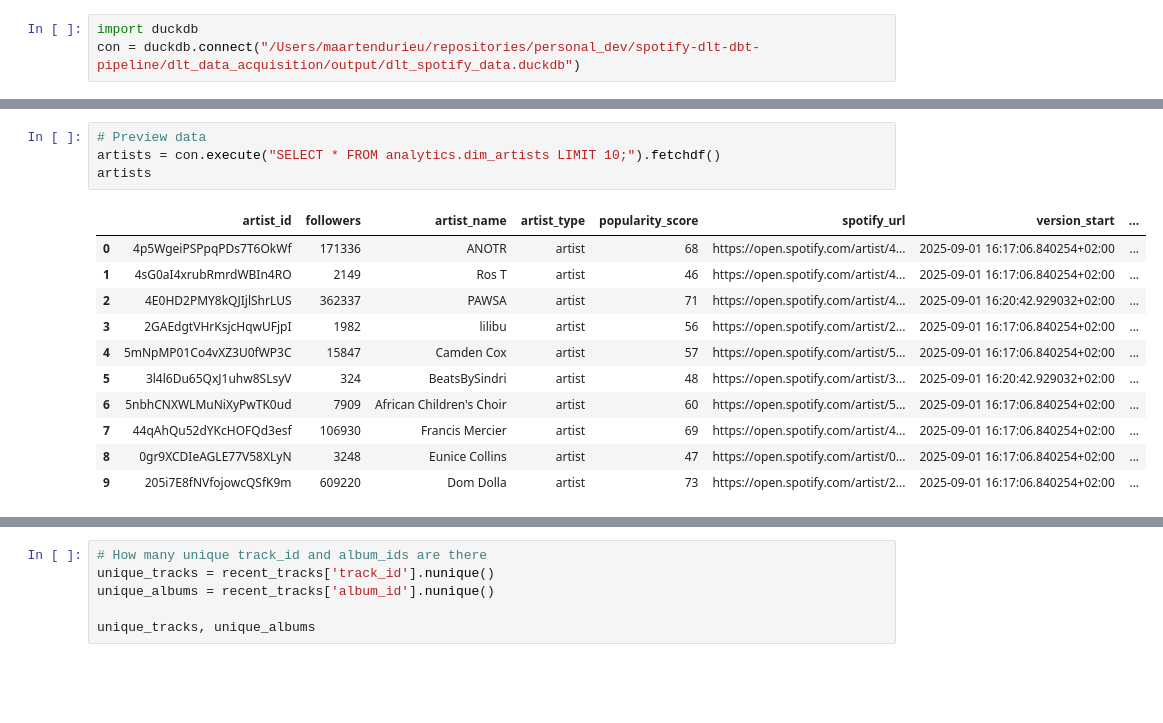
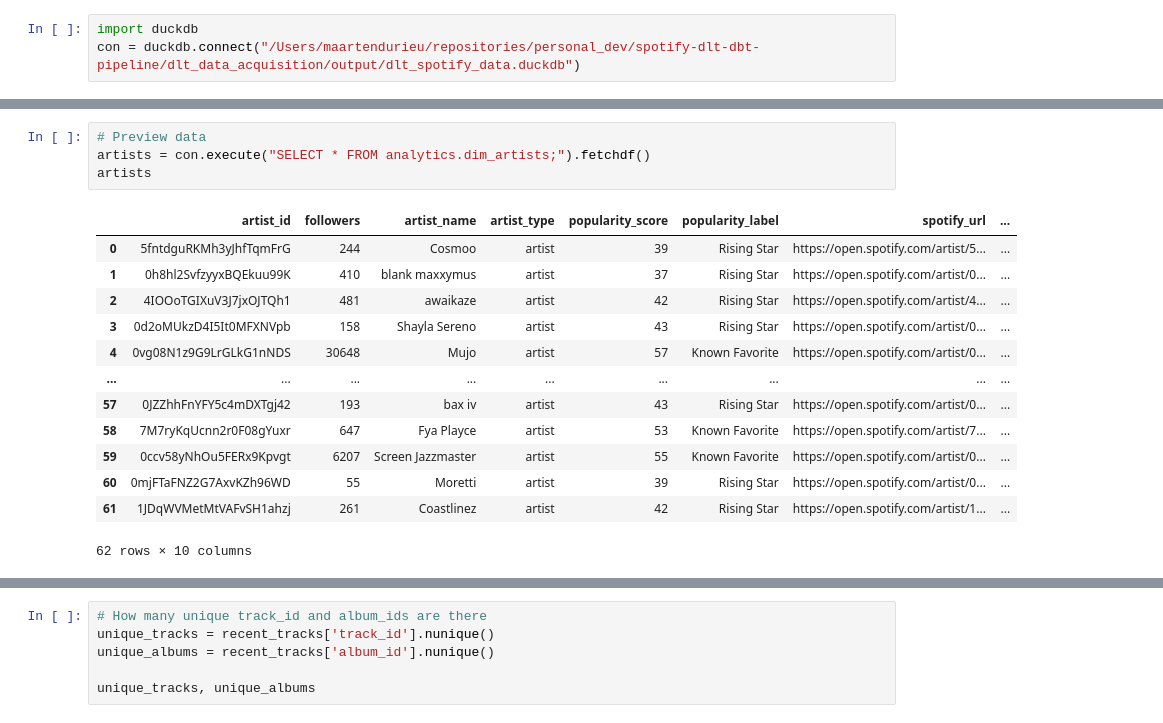
Before and after one commit to MaartenDurieu/spotify-dlt-dbt-pipeline, a Jupyter notebook: duckdb-analytics/explore.ipynb, the cells around one changed output, grey strips where cells are left out. Saved outputs shown, nothing was run; the diff lists cells and outputs as text; blank space fills up the shorter version.

```diff
--- a/duckdb-analytics/explore.ipynb
+++ b/duckdb-analytics/explore.ipynb
@@ -13,16 +44,18 @@ LINE 1: SELECT * FROM spotify_data.dim_albums LIMIT 10;
 # %%
 # Preview data
-artists = con.execute("SELECT * FROM analytics.dim_artists LIMIT 10;").fetchdf()
+artists = con.execute("SELECT * FROM analytics.dim_artists;").fetchdf()
 artists
 # %% [output]
-|  | artist_id | followers | artist_name | artist_type | popularity_score | spotify_url | version_start | ... |
-| 0 | 4p5WgeiPSPpqPDs7T6OkWf | 171336 | ANOTR | artist | 68 | https://open.spotify.com/artist/4... | 2025-09-01 16:17:06.840254+02:00 | ... |
-| 1 | 4sG0aI4xrubRmrdWBIn4RO | 2149 | Ros T | artist | 46 | https://open.spotify.com/artist/4... | 2025-09-01 16:17:06.840254+02:00 | ... |
-| 2 | 4E0HD2PMY8kQJIjlShrLUS | 362337 | PAWSA | artist | 71 | https://open.spotify.com/artist/4... | 2025-09-01 16:20:42.929032+02:00 | ... |
-| 3 | 2GAEdgtVHrKsjcHqwUFjpI | 1982 | lilibu | artist | 56 | https://open.spotify.com/artist/2... | 2025-09-01 16:17:06.840254+02:00 | ... |
-| 4 | 5mNpMP01Co4vXZ3U0fWP3C | 15847 | Camden Cox | artist | 57 | https://open.spotify.com/artist/5... | 2025-09-01 16:17:06.840254+02:00 | ... |
-| 5 | 3l4l6Du65QxJ1uhw8SLsyV | 324 | BeatsBySindri | artist | 48 | https://open.spotify.com/artist/3... | 2025-09-01 16:20:42.929032+02:00 | ... |
-| 6 | 5nbhCNXWLMuNiXyPwTK0ud | 7909 | African Children's Choir | artist | 60 | https://open.spotify.com/artist/5... | 2025-09-01 16:17:06.840254+02:00 | ... |
-| 7 | 44qAhQu52dYKcHOFQd3esf | 106930 | Francis Mercier | artist | 69 | https://open.spotify.com/artist/4... | 2025-09-01 16:17:06.840254+02:00 | ... |
-| 8 | 0gr9XCDIeAGLE77V58XLyN | 3248 | Eunice Collins | artist | 47 | https://open.spotify.com/artist/0... | 2025-09-01 16:17:06.840254+02:00 | ... |
-| 9 | 205i7E8fNVfojowcQSfK9m | 609220 | Dom Dolla | artist | 73 | https://open.spotify.com/artist/2... | 2025-09-01 16:17:06.840254+02:00 | ... |
+|  | artist_id | followers | artist_name | artist_type | popularity_score | popularity_label | spotify_url | ... |
+| 0 | 5fntdguRKMh3yJhfTqmFrG | 244 | Cosmoo | artist | 39 | Rising Star | https://open.spotify.com/artist/5... | ... |
+| 1 | 0h8hl2SvfzyyxBQEkuu99K | 410 | blank maxxymus | artist | 37 | Rising Star | https://open.spotify.com/artist/0... | ... |
+| 2 | 4IOOoTGIXuV3J7jxOJTQh1 | 481 | awaikaze | artist | 42 | Rising Star | https://open.spotify.com/artist/4... | ... |
+| 3 | 0d2oMUkzD4I5It0MFXNVpb | 158 | Shayla Sereno | artist | 43 | Rising Star | https://open.spotify.com/artist/0... | ... |
+| 4 | 0vg08N1z9G9LrGLkG1nNDS | 30648 | Mujo | artist | 57 | Known Favorite | https://open.spotify.com/artist/0... | ... |
+| ... | ... | ... | ... | ... | ... | ... | ... | ... |
+| 57 | 0JZZhhFnYFY5c4mDXTgj42 | 193 | bax iv | artist | 43 | Rising Star | https://open.spotify.com/artist/0... | ... |
+| 58 | 7M7ryKqUcnn2r0F08gYuxr | 647 | Fya Playce | artist | 53 | Known Favorite | https://open.spotify.com/artist/7... | ... |
+| 59 | 0ccv58yNhOu5FERx9Kpvgt | 6207 | Screen Jazzmaster | artist | 55 | Known Favorite | https://open.spotify.com/artist/0... | ... |
+| 60 | 0mjFTaFNZ2G7AxvKZh96WD | 55 | Moretti | artist | 39 | Rising Star | https://open.spotify.com/artist/0... | ... |
+| 61 | 1JDqWVMetMtVAFvSH1ahzj | 261 | Coastlinez | artist | 42 | Rising Star | https://open.spotify.com/artist/1... | ... |
+62 rows × 10 columns
```
Also changed, not shown: parts of 7 cells of this notebook, 15 other files.
